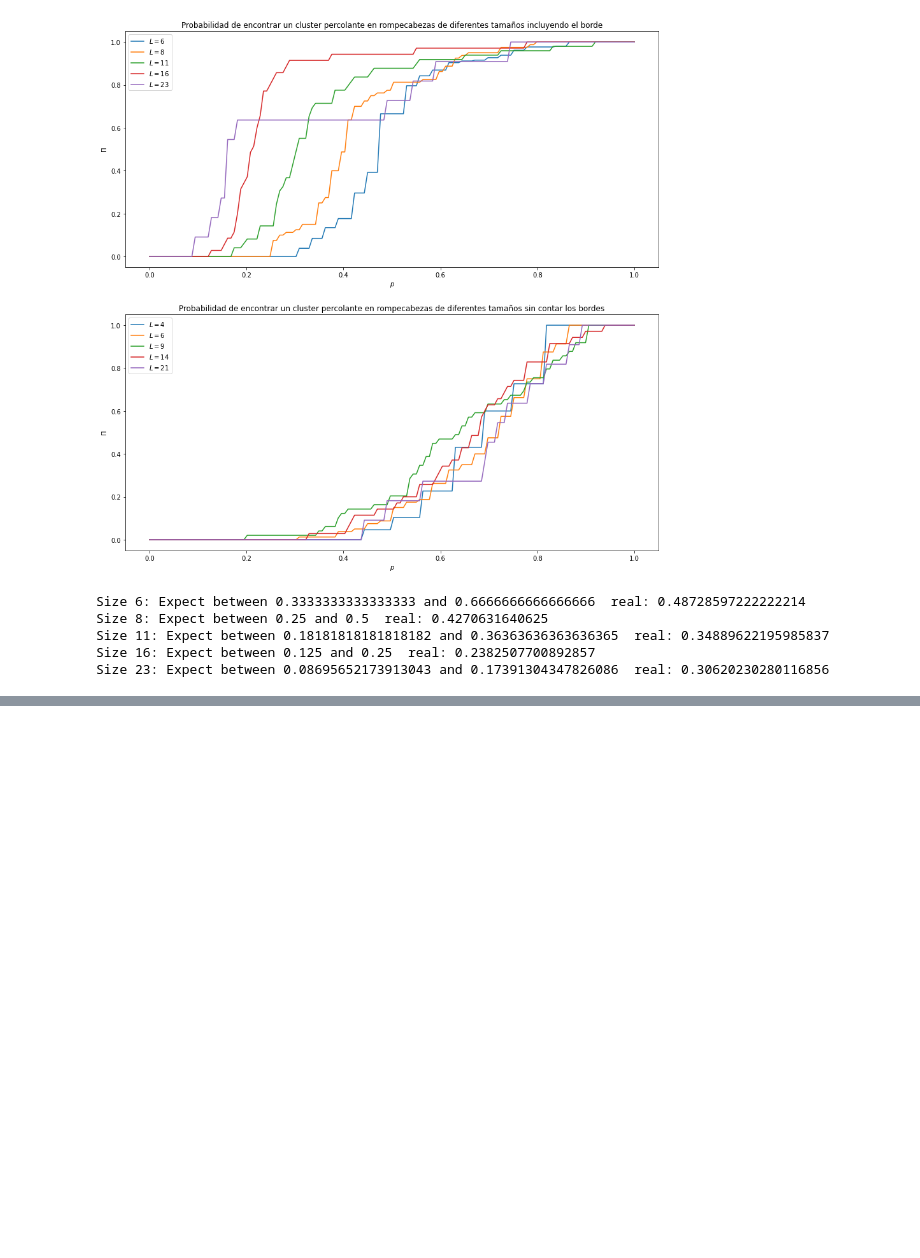
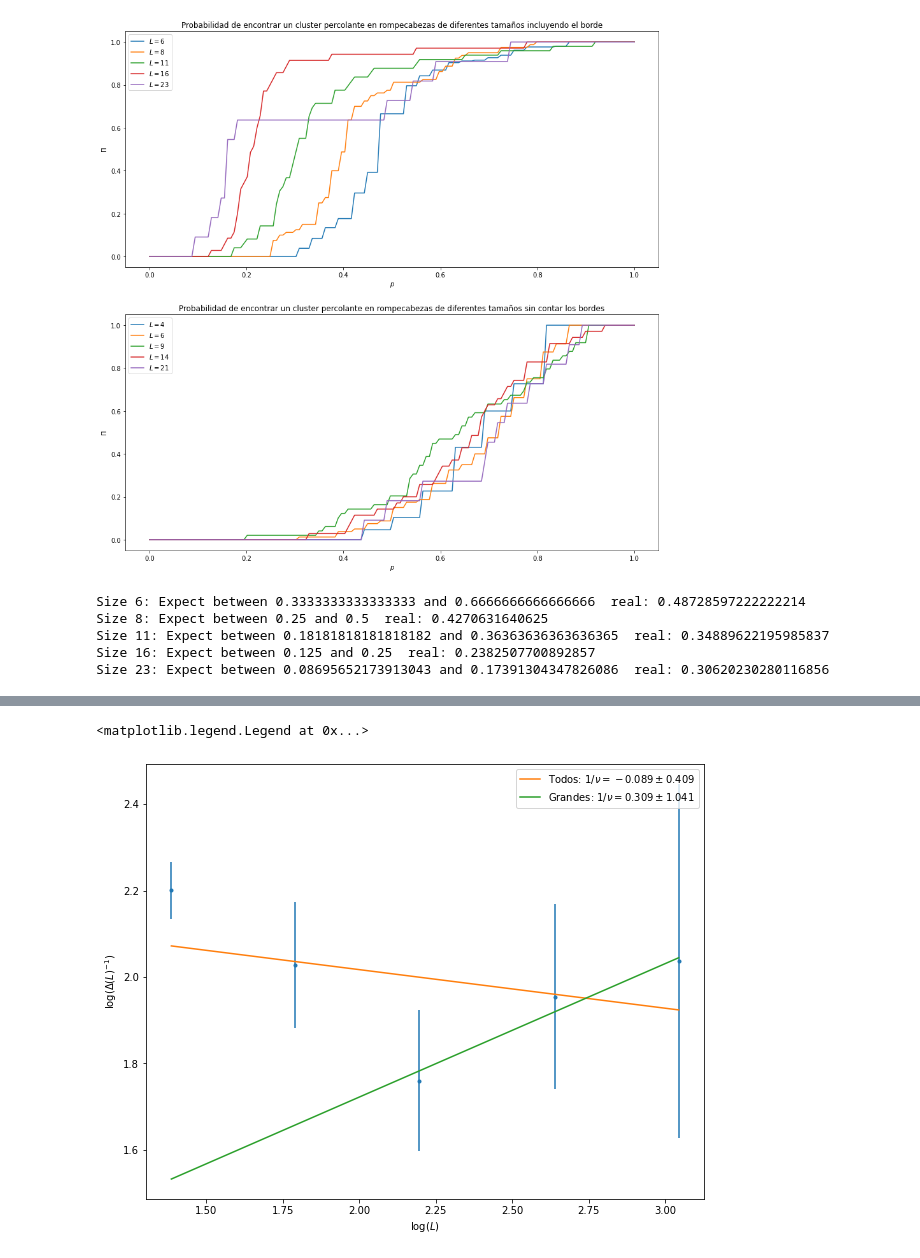
Before and after one commit to jbbenavidesr/percolation-study, a Jupyter notebook: analysis.ipynb, the cells around one changed output, grey strips where cells are left out. Drawn from its saved outputs; the diff is of its cells as text; code cells hidden in the pictures; blank space fills up the shorter version.

```diff
--- a/analysis.ipynb
+++ b/analysis.ipynb
@@ -97,0 +157,40 @@ Size 23: Expect between 0.08695652173913043 and 0.17391304347826086  real: 0.306
+# %%
+log_l = [np.log(size) for size in data_no_borders]
+log_delta = [np.log(1 / data_no_borders[size]["delta"]) for size in data_no_borders]
+log_err = [
+    np.abs(-1 * data_no_borders[size]["delta_err"] / data_no_borders[size]["delta"])
+    for size in data_no_borders
+]
+
+plt.figure(figsize=(10, 8))
+
+# All points
+
+linear_model_all, slope_err_all, intercept_err_all = analysis.linear_fit_error(
+    log_l[:], log_delta[:], y_err=log_err[:]
+)
+lin_func_all = np.poly1d(linear_model_all)
+
+# Largest points
+linear_model_big, slope_err_big, intercept_err_big = analysis.linear_fit_error(
+    log_l[2:], log_delta[2:], y_err=log_err[2:]
+)
+lin_func_big = np.poly1d(linear_model_big)
+
+plt.errorbar(log_l, log_delta, yerr=log_err, linestyle="none", marker=".")
+plt.plot(
+    log_l,
+    lin_func_all(log_l),
+    label=rf"Todos: $1 / \nu= {linear_model_all[0].round(3)} \pm {slope_err_all.round(3)}$",
+)
+plt.plot(
+    log_l,
+    lin_func_big(log_l),
+    label=rf"Grandes: $1 / \nu= {linear_model_big[0].round(3)} \pm {slope_err_big.round(3)}$",
+)
+plt.xlabel(r"$\log (L)$")
+plt.ylabel(r"$\log ( \Delta(L)^{-1})$")
+plt.legend()
+# %% [output]
+<matplotlib.legend.Legend at 0x...>
+[figure, added]
```
Also changed, not shown: parts of 3 cells of this notebook, 3 other files.
